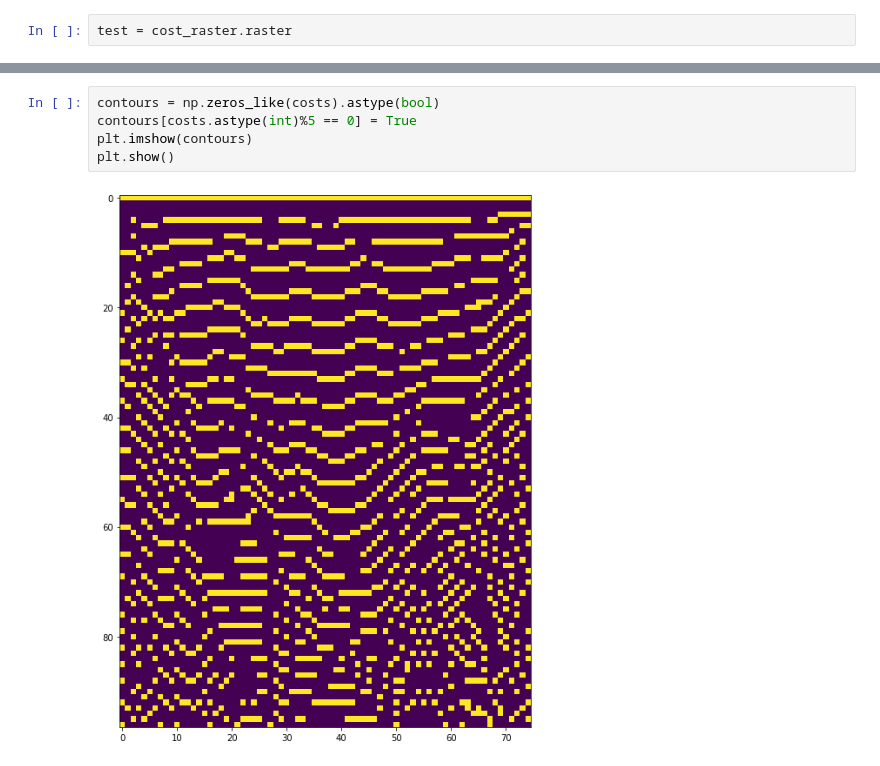
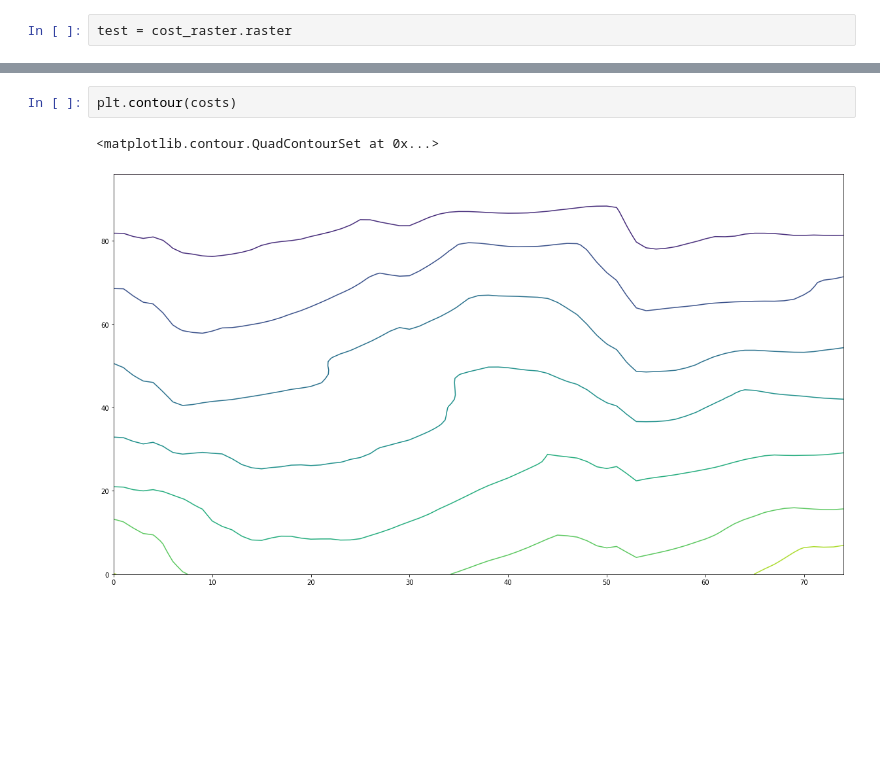
Before and after one commit to silvxlabs/DripTorch, a Jupyter notebook: CostpathDev.ipynb, the cells around one changed output, grey strips where cells are left out. Drawn from its saved outputs; the diff is of its cells as text; blank space fills up the shorter version.

```diff
--- a/CostpathDev.ipynb
+++ b/CostpathDev.ipynb
@@ -158,7 +158,5 @@ plt.show()
-# %%
-contours = np.zeros_like(costs).astype(bool)
-contours[costs.astype(int)%5 == 0] = True
-plt.imshow(contours)
-plt.show()
-# %% [output]
-[figure, removed]
+# %%
+plt.contour(costs)
+# %% [output]
+<matplotlib.contour.QuadContourSet at 0x...>
+[figure, added]
```
Also changed, not shown: parts of 4 cells of this notebook, 1 other file.
